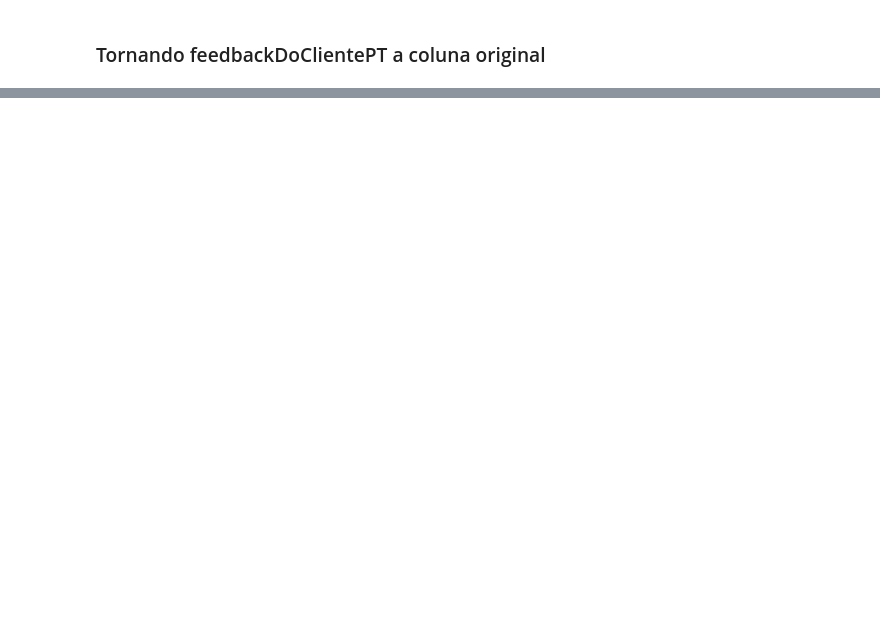
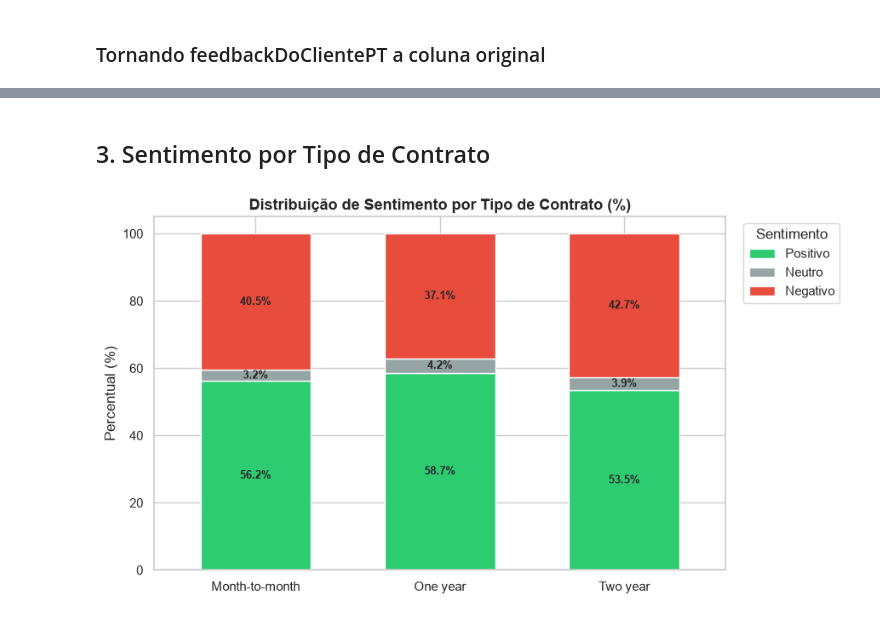
Before and after one commit to patrick0753/PII2_databricks, a Jupyter notebook: df_databricks.ipynb, the cells around one changed output, grey strips where cells are left out. Drawn from its saved outputs; the diff is of its cells as text; code cells hidden in the pictures; blank space fills up the shorter version.

```diff
--- a/df_databricks.ipynb
+++ b/df_databricks.ipynb
@@ -580,0 +655,24 @@ df_silver.to_csv("df_silver_traduzido.csv", index=False, sep=",", decimal=".", e
+# %% [markdown]
+## 3. Sentimento por Tipo de Contrato
+# %%
+COL_CONTRATO = "contrato"
+
+ct_contrato = pd.crosstab(df_gold[COL_CONTRATO], df_gold["sentimento"], normalize="index") * 100
+ct_contrato = ct_contrato[[c for c in ordem_sentimento if c in ct_contrato.columns]]
+
+ax = ct_contrato.plot(kind="bar", stacked=True, figsize=(9, 5),
+                      color=[cores_sentimento[c] for c in ct_contrato.columns], width=0.6)
+
+plt.title("Distribuição de Sentimento por Tipo de Contrato (%)", fontsize=13, fontweight="bold")
+plt.xlabel("")
+plt.ylabel("Percentual (%)")
+plt.xticks(rotation=0)
+plt.legend(title="Sentimento", bbox_to_anchor=(1.02, 1), loc="upper left")
+
+for c in ax.containers:
+    ax.bar_label(c, fmt="%.1f%%", label_type="center", fontsize=9, fontweight="bold")
+
+plt.tight_layout()
+plt.show()
+# %% [output]
+[figure, added]
```
Also changed, not shown: parts of 19 cells of this notebook, 2 other files.
